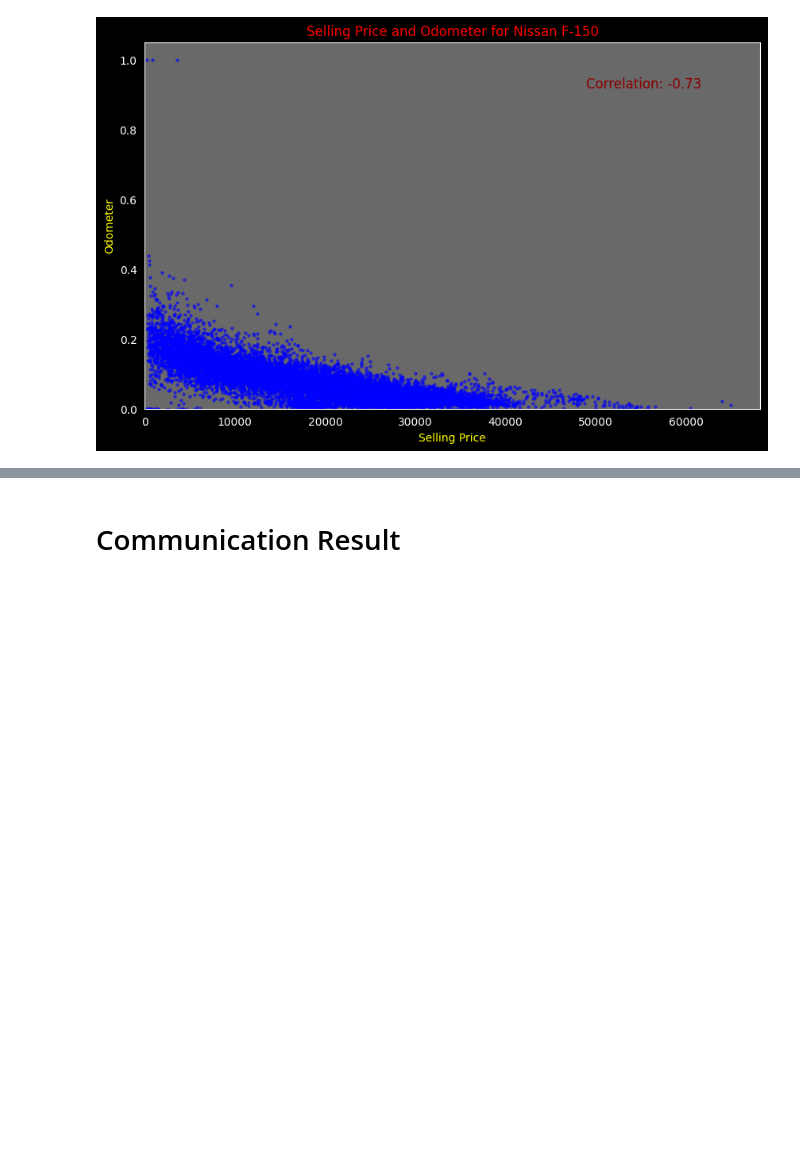
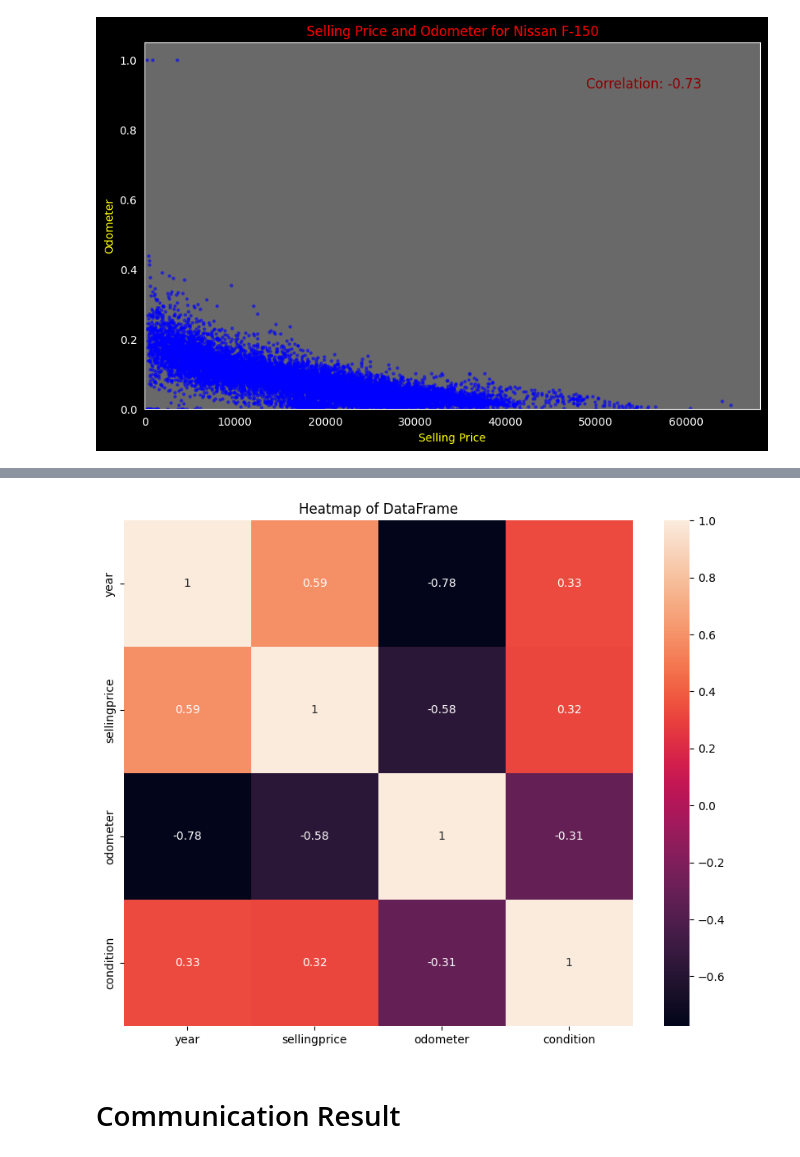
Before and after one commit to Kittisak-M/Best-Strategy-to-Buy-Car-for-Value-Concious-Customer, a Jupyter notebook: car-sales-exploratory-data-analysis.ipynb, the cells around one changed output, grey strips where cells are left out. Drawn from its saved outputs; the diff is of its cells as text; code cells hidden in the pictures; blank space fills up the shorter version.

```diff
--- a/car-sales-exploratory-data-analysis.ipynb
+++ b/car-sales-exploratory-data-analysis.ipynb
@@ -1222,8 +1215,11 @@ sns.pairplot(re)
 # %%
+re = cleaned_cs[['year','sellingprice','odometer','condition']].corr()
 plt.figure(figsize=(10, 8))
-sns.heatmap(re, annot=True, cmap='viridis')
+sns.heatmap(re, annot=True, cmap='rocket')
 plt.title('Heatmap of DataFrame')
 plt.show()
+# %% [output]
+[figure, added]
 # %% [markdown]
 # Communication Result
 # %% [markdown]
```
Also changed, not shown: parts of 5 cells of this notebook.
